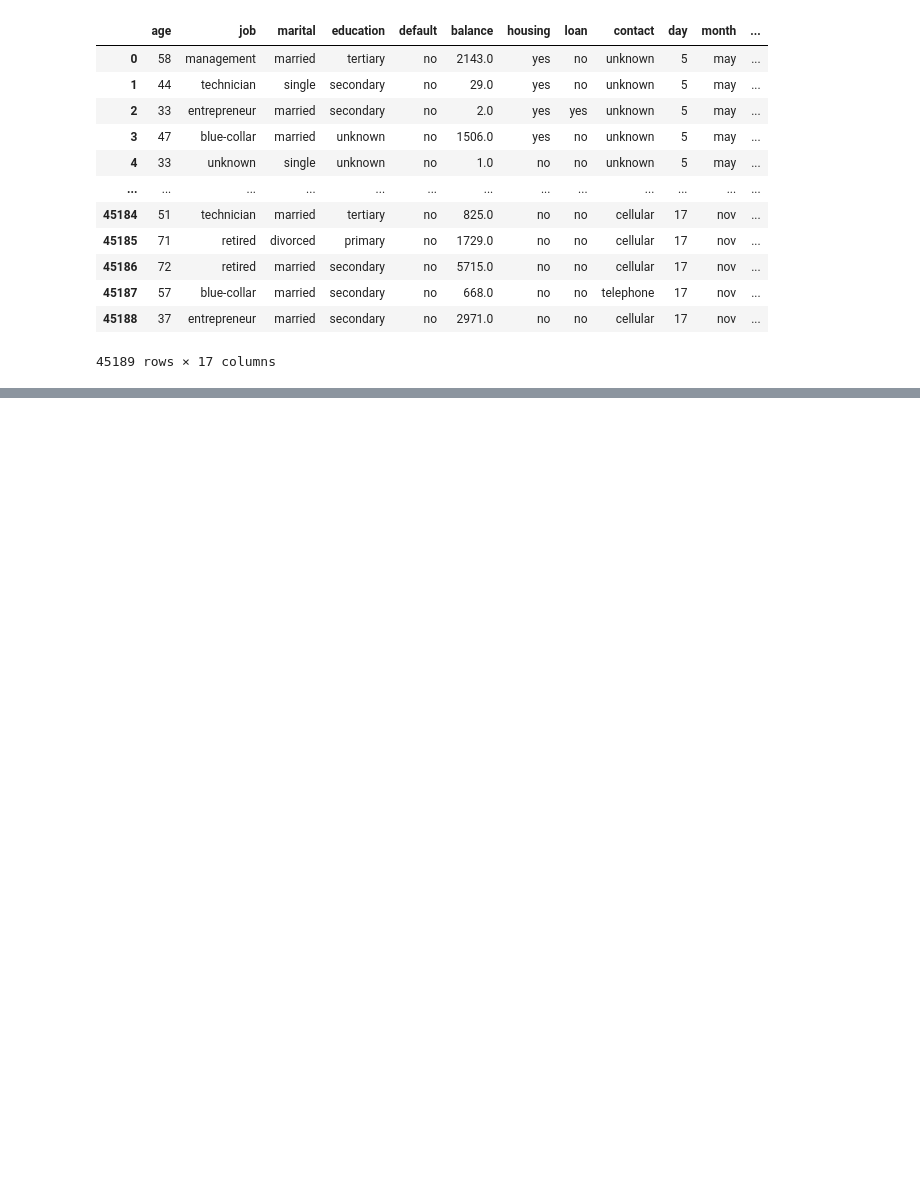
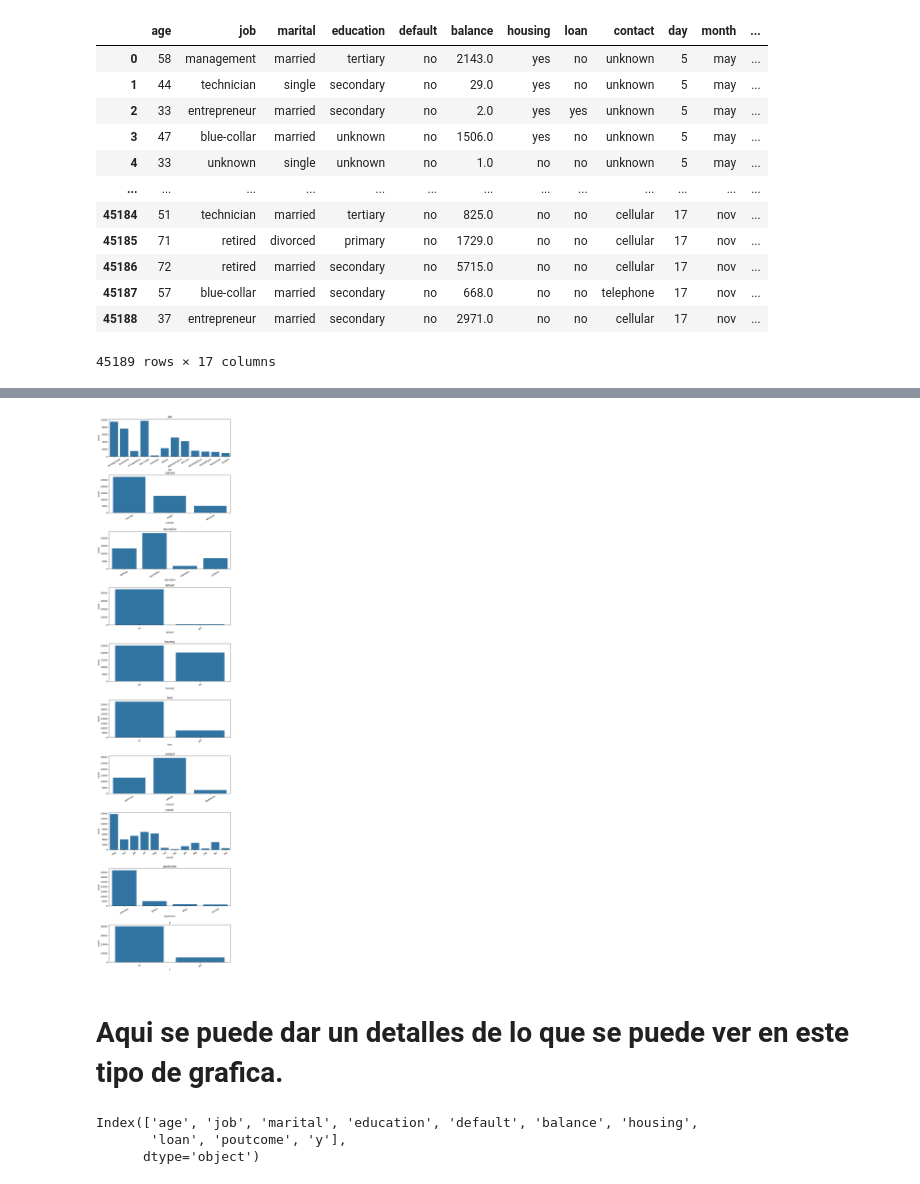
Before and after one commit to EDINSONFINTECH/explodata2, a Jupyter notebook: explodata.ipynb, the cells around one changed output, grey strips where cells are left out. Drawn from its saved outputs; the diff is of its cells as text; code cells hidden in the pictures; blank space fills up the shorter version.

Commit message:
Graficos Adelantados

```diff
--- a/explodata.ipynb
+++ b/explodata.ipynb
@@ -22,0 +46,24 @@ datos_banco
+# %%
+# Definamos cuales son la Variables Categoricas, que son todas Aquellas variables consideradas de TIPO Object
+col_cat = ["job", "marital", "education", "default", "housing", "loan", "contact", "month", "poutcome", "y"]
+# ahora vamos a hacer los graficos de barras
+fig, ax = plt.subplots(nrows=len(col_cat), figsize = (10,45), ncols=1)  # Esta es la grilla para los Graficos
+fig.subplots_adjust(hspace=0.5)
+
+# Lo siguiente es para iterar sobre cada una de las columnas categoricas.
+for i, col in enumerate(col_cat):
+    sns.countplot(x=col, data=datos_banco, ax=ax[i])
+    ax[i].set_title(col)
+    ax[i].set_xticklabels(ax[i].get_xticklabels(), rotation=30)
+# %% [output]
+[figure, added]
+# %% [markdown]
+# Aqui se puede dar un detalles de lo que se puede ver en este tipo de grafica.
+# %%
+datos_banco.drop(columns=["contact", "month", "day", "duration", "campaign", "pdays", "previous"], inplace=True)
+datos_banco.columns
+# Se nos muestra las columnas de los datos que quedaron en el DATAFRAME
+# %% [output]
+Index(['age', 'job', 'marital', 'education', 'default', 'balance', 'housing',
+       'loan', 'poutcome', 'y'],
+      dtype='object')
```
Also changed, not shown: parts of 6 cells of this notebook.
